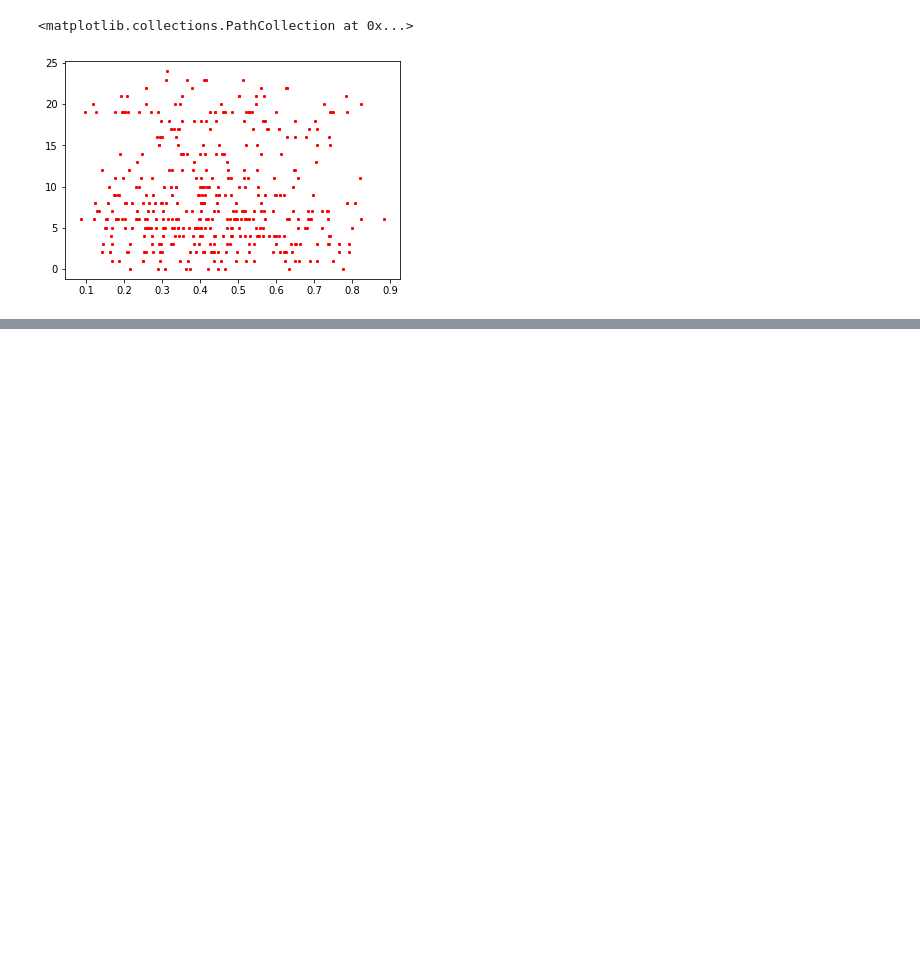
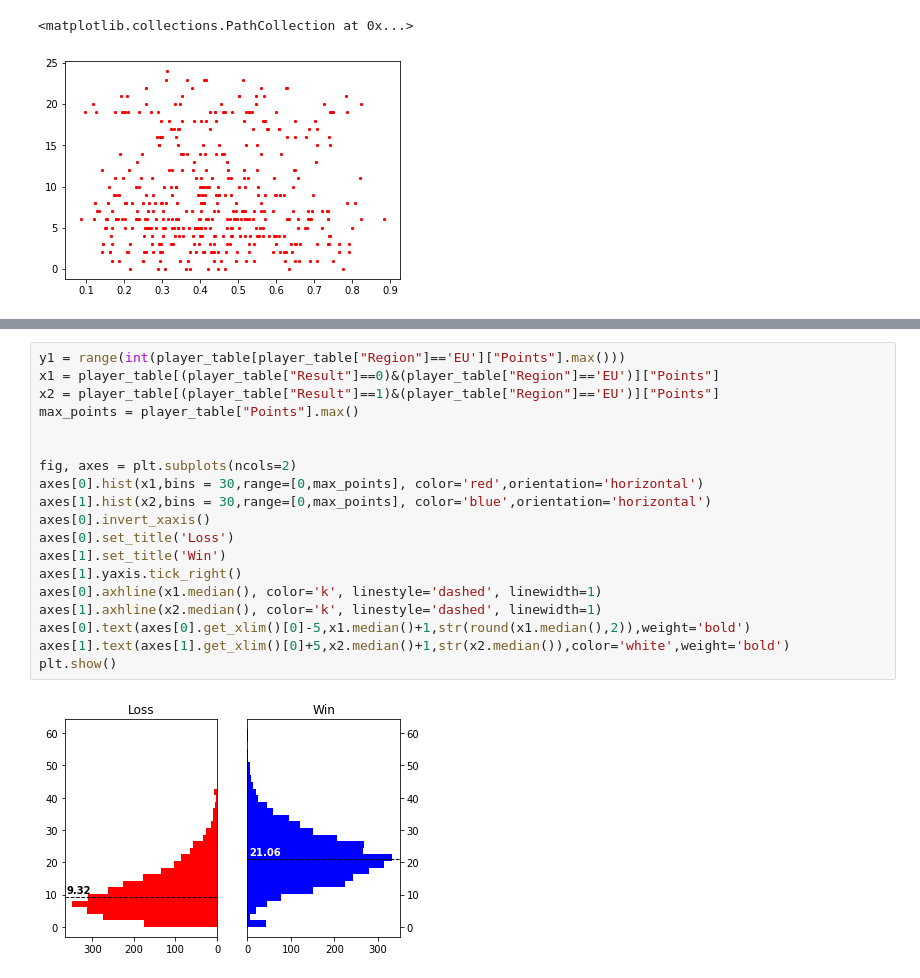
Before and after one commit to alexikerd/FLCS, a Jupyter notebook: FLCS_VIS.ipynb, the cells around one changed output, grey strips where cells are left out. Saved outputs shown, nothing was run; the diff lists cells and outputs as text; blank space fills up the shorter version.

```diff
--- a/FLCS_VIS.ipynb
+++ b/FLCS_VIS.ipynb
@@ -416,0 +490,21 @@ plt.scatter(x2,y2,c='red',s=2)
+# %%
+y1 = range(int(player_table[player_table["Region"]=='EU']["Points"].max()))
+x1 = player_table[(player_table["Result"]==0)&(player_table["Region"]=='EU')]["Points"]
+x2 = player_table[(player_table["Result"]==1)&(player_table["Region"]=='EU')]["Points"]
+max_points = player_table["Points"].max()
+
+
+fig, axes = plt.subplots(ncols=2)
+axes[0].hist(x1,bins = 30,range=[0,max_points], color='red',orientation='horizontal')
+axes[1].hist(x2,bins = 30,range=[0,max_points], color='blue',orientation='horizontal')
+axes[0].invert_xaxis()
+axes[0].set_title('Loss')
+axes[1].set_title('Win')
+axes[1].yaxis.tick_right()
+axes[0].axhline(x1.median(), color='k', linestyle='dashed', linewidth=1)
+axes[1].axhline(x2.median(), color='k', linestyle='dashed', linewidth=1)
+axes[0].text(axes[0].get_xlim()[0]-5,x1.median()+1,str(round(x1.median(),2)),weight='bold')
+axes[1].text(axes[1].get_xlim()[0]+5,x2.median()+1,str(x2.median()),color='white',weight='bold')
+plt.show()
+# %% [output]
+[figure, added]
```
Also changed, not shown: parts of 13 cells of this notebook, 4 other files.
